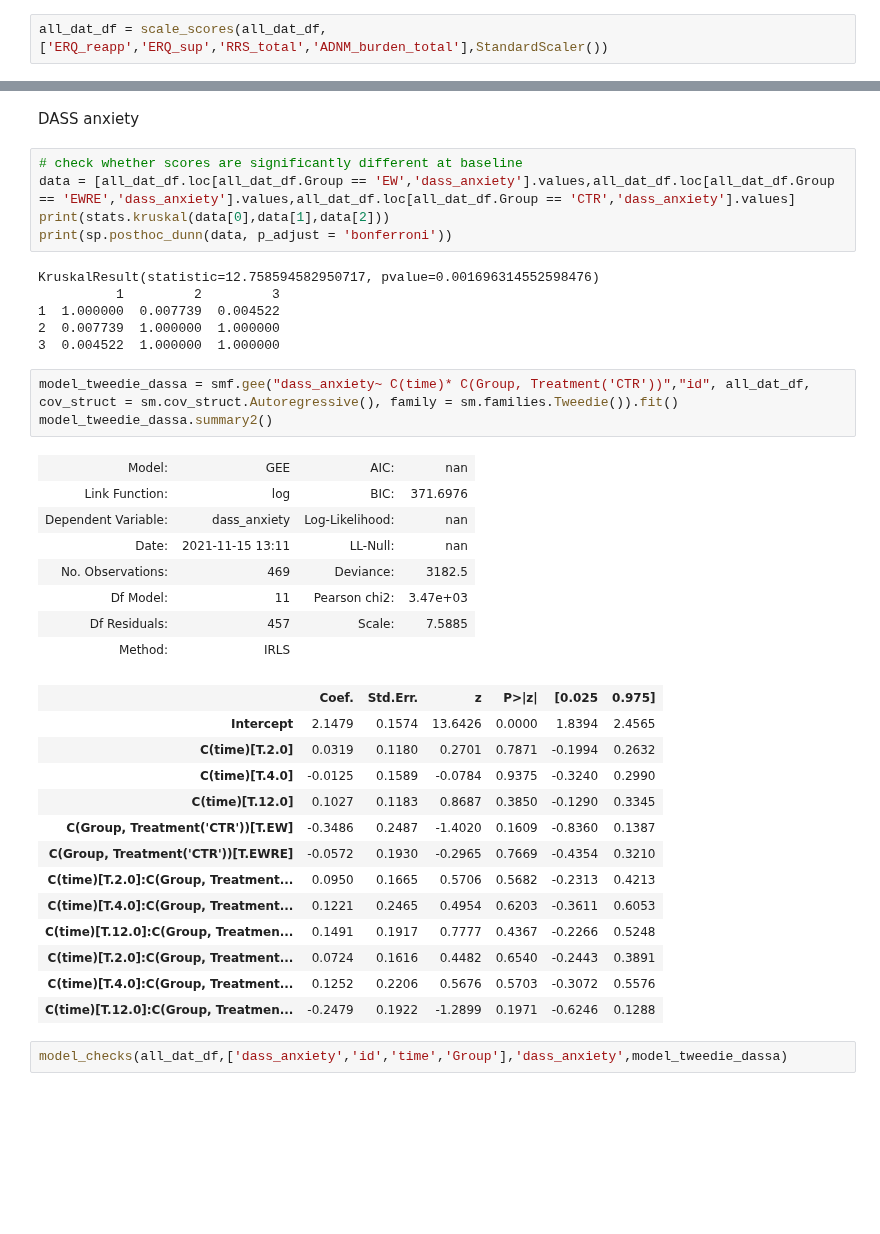
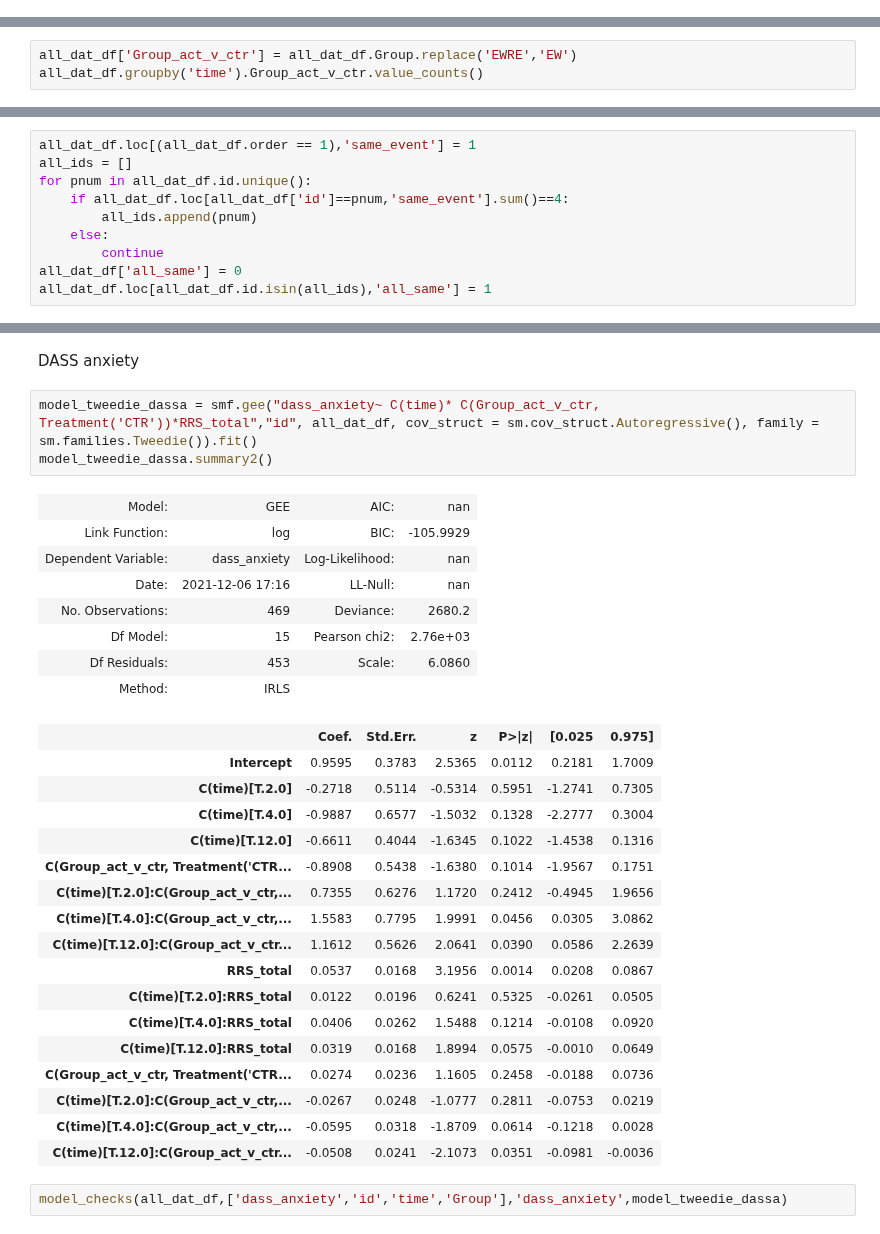
Before and after one commit to lucia-lux/EW_analysis, a Jupyter notebook: ew_anlaysis_1510.ipynb, the cells around one changed output, grey strips where cells are left out. Saved outputs shown, nothing was run; the diff lists cells and outputs as text; blank space fills up the shorter version.

```diff
--- a/ew_anlaysis_1510.ipynb
+++ b/ew_anlaysis_1510.ipynb
@@ -362,2 +424,0 @@ dt.draw_mean_trajectories(all_dat_df)
-# %%
-all_dat_df = scale_scores(all_dat_df,['ERQ_reapp','ERQ_sup','RRS_total','ADNM_burden_total'],StandardScaler())
@@ -385,0 +471,3 @@ KruskalResult(statistic=nan, pvalue=nan)
+# %%
+all_dat_df['Group_act_v_ctr'] = all_dat_df.Group.replace('EWRE','EW')
+all_dat_df.groupby('time').Group_act_v_ctr.value_counts()
@@ -421,0 +516,10 @@ model_tweedie_adnm.summary2()
+# %%
+all_dat_df.loc[(all_dat_df.order == 1),'same_event'] = 1
+all_ids = []
+for pnum in all_dat_df.id.unique():
+    if all_dat_df.loc[all_dat_df['id']==pnum,'same_event'].sum()==4:
+        all_ids.append(pnum)
+    else:
+        continue
+all_dat_df['all_same'] = 0
+all_dat_df.loc[all_dat_df.id.isin(all_ids),'all_same'] = 1
@@ -885,42 +914,35 @@ for i in range(0,3):
 [figure]
 # %% [markdown]
 DASS anxiety
-# %%
-# check whether scores are significantly different at baseline
-data = [all_dat_df.loc[all_dat_df.Group == 'EW','dass_anxiety'].values,all_dat_df.loc[all_dat_df.Group == 'EWRE','dass_anxiety'].values,all_dat_df.loc[all_dat_df.Group == 'CTR','dass_anxiety'].values]
-print(stats.kruskal(data[0],data[1],data[2]))
-print(sp.posthoc_dunn(data, p_adjust = 'bonferroni'))
-# %% [output]
-KruskalResult(statistic=12.758594582950717, pvalue=0.001696314552598476)
-          1         2         3
-1  1.000000  0.007739  0.004522
-2  0.007739  1.000000  1.000000
-3  0.004522  1.000000  1.000000
 # %%
-model_tweedie_dassa = smf.gee("dass_anxiety~ C(time)* C(Group, Treatment('CTR'))","id", all_dat_df, cov_struct = sm.cov_struct.Autoregressive(), family = sm.families.Tweedie()).fit()
+model_tweedie_dassa = smf.gee("dass_anxiety~ C(time)* C(Group_act_v_ctr, Treatment('CTR'))*RRS_total","id", all_dat_df, cov_struct = sm.cov_struct.Autoregressive(), family = sm.families.Tweedie()).fit()
 model_tweedie_dassa.summary2()
 # %% [output]
 | Model: | GEE | AIC: | nan |
-| Link Function: | log | BIC: | 371.6976 |
+| Link Function: | log | BIC: | -105.9929 |
 | Dependent Variable: | dass_anxiety | Log-Likelihood: | nan |
-| Date: | 2021-11-15 13:11 | LL-Null: | nan |
-| No. Observations: | 469 | Deviance: | 3182.5 |
-| Df Model: | 11 | Pearson chi2: | 3.47e+03 |
-| Df Residuals: | 457 | Scale: | 7.5885 |
+| Date: | 2021-12-06 17:16 | LL-Null: | nan |
+| No. Observations: | 469 | Deviance: | 2680.2 |
+| Df Model: | 15 | Pearson chi2: | 2.76e+03 |
+| Df Residuals: | 453 | Scale: | 6.0860 |
 | Method: | IRLS |  |  |
 |  | Coef. | Std.Err. | z | P>|z| | [0.025 | 0.975] |
-| Intercept | 2.1479 | 0.1574 | 13.6426 | 0.0000 | 1.8394 | 2.4565 |
-| C(time)[T.2.0] | 0.0319 | 0.1180 | 0.2701 | 0.7871 | -0.1994 | 0.2632 |
-| C(time)[T.4.0] | -0.0125 | 0.1589 | -0.0784 | 0.9375 | -0.3240 | 0.2990 |
-| C(time)[T.12.0] | 0.1027 | 0.1183 | 0.8687 | 0.3850 | -0.1290 | 0.3345 |
-| C(Group, Treatment('CTR'))[T.EW] | -0.3486 | 0.2487 | -1.4020 | 0.1609 | -0.8360 | 0.1387 |
-| C(Group, Treatment('CTR'))[T.EWRE] | -0.0572 | 0.1930 | -0.2965 | 0.7669 | -0.4354 | 0.3210 |
-| C(time)[T.2.0]:C(Group, Treatment... | 0.0950 | 0.1665 | 0.5706 | 0.5682 | -0.2313 | 0.4213 |
-| C(time)[T.4.0]:C(Group, Treatment... | 0.1221 | 0.2465 | 0.4954 | 0.6203 | -0.3611 | 0.6053 |
-| C(time)[T.12.0]:C(Group, Treatmen... | 0.1491 | 0.1917 | 0.7777 | 0.4367 | -0.2266 | 0.5248 |
-| C(time)[T.2.0]:C(Group, Treatment... | 0.0724 | 0.1616 | 0.4482 | 0.6540 | -0.2443 | 0.3891 |
-| C(time)[T.4.0]:C(Group, Treatment... | 0.1252 | 0.2206 | 0.5676 | 0.5703 | -0.3072 | 0.5576 |
-| C(time)[T.12.0]:C(Group, Treatmen... | -0.2479 | 0.1922 | -1.2899 | 0.1971 | -0.6246 | 0.1288 |
+| Intercept | 0.9595 | 0.3783 | 2.5365 | 0.0112 | 0.2181 | 1.7009 |
+| C(time)[T.2.0] | -0.2718 | 0.5114 | -0.5314 | 0.5951 | -1.2741 | 0.7305 |
+| C(time)[T.4.0] | -0.9887 | 0.6577 | -1.5032 | 0.1328 | -2.2777 | 0.3004 |
+| C(time)[T.12.0] | -0.6611 | 0.4044 | -1.6345 | 0.1022 | -1.4538 | 0.1316 |
+| C(Group_act_v_ctr, Treatment('CTR... | -0.8908 | 0.5438 | -1.6380 | 0.1014 | -1.9567 | 0.1751 |
+| C(time)[T.2.0]:C(Group_act_v_ctr,... | 0.7355 | 0.6276 | 1.1720 | 0.2412 | -0.4945 | 1.9656 |
+| C(time)[T.4.0]:C(Group_act_v_ctr,... | 1.5583 | 0.7795 | 1.9991 | 0.0456 | 0.0305 | 3.0862 |
+| C(time)[T.12.0]:C(Group_act_v_ctr... | 1.1612 | 0.5626 | 2.0641 | 0.0390 | 0.0586 | 2.2639 |
+| RRS_total | 0.0537 | 0.0168 | 3.1956 | 0.0014 | 0.0208 | 0.0867 |
+| C(time)[T.2.0]:RRS_total | 0.0122 | 0.0196 | 0.6241 | 0.5325 | -0.0261 | 0.0505 |
+| C(time)[T.4.0]:RRS_total | 0.0406 | 0.0262 | 1.5488 | 0.1214 | -0.0108 | 0.0920 |
+| C(time)[T.12.0]:RRS_total | 0.0319 | 0.0168 | 1.8994 | 0.0575 | -0.0010 | 0.0649 |
+| C(Group_act_v_ctr, Treatment('CTR... | 0.0274 | 0.0236 | 1.1605 | 0.2458 | -0.0188 | 0.0736 |
+| C(time)[T.2.0]:C(Group_act_v_ctr,... | -0.0267 | 0.0248 | -1.0777 | 0.2811 | -0.0753 | 0.0219 |
+| C(time)[T.4.0]:C(Group_act_v_ctr,... | -0.0595 | 0.0318 | -1.8709 | 0.0614 | -0.1218 | 0.0028 |
+| C(time)[T.12.0]:C(Group_act_v_ctr... | -0.0508 | 0.0241 | -2.1073 | 0.0351 | -0.0981 | -0.0036 |
 # %%
 model_checks(all_dat_df,['dass_anxiety','id','time','Group'],'dass_anxiety',model_tweedie_dassa)
 # %% [output]
```
Also changed, not shown: parts of 38 cells of this notebook.
